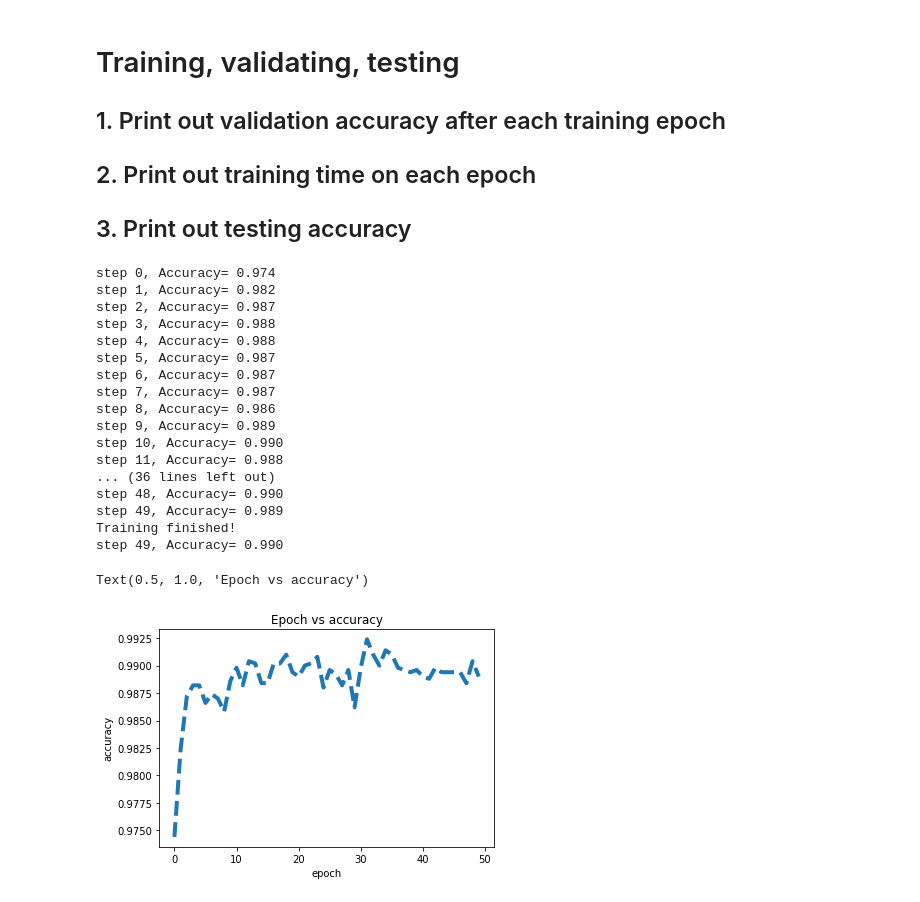
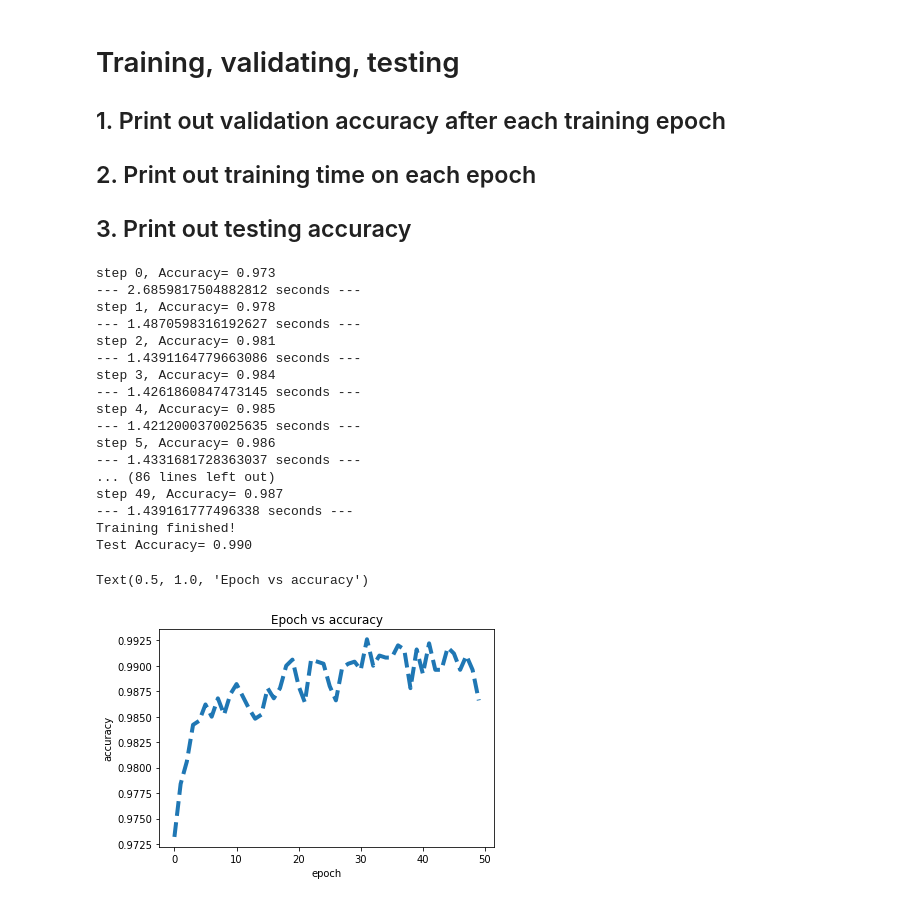
Before and after one commit to smithd57/Practical-NN, a Jupyter notebook: HW2/HW2_3a_template.ipynb, the cells around one changed output. Saved outputs shown, nothing was run; the diff lists cells and outputs as text; code cells hidden in the pictures.

```diff
--- a/HW2/HW2_3a_template.ipynb
+++ b/HW2/HW2_3a_template.ipynb
@@ -108,6 +122,7 @@ with tf.Session() as sess:
     sess.run(init)
 
     for i in range(num_steps):
+        start_time = time.time()
         #epoch training
         #acc_t = 0
         for j in range(num_train_batches):
@@ -133,48 +148,50 @@ with tf.Session() as sess:
 
         acc = acc/num_valid_batches
 
         acc_list.append(acc)
         steps.append(i)
         print("step "+str(i)+", Accuracy= {:.3f}".format(acc))
 
+        print("--- %s seconds ---" % (time.time() - start_time))
+
     print("Training finished!")
 
     acc = 0
     for k in range(num_test_batches):
         #fetch batch
         batch_x = x_test[k*batch_size:k*batch_size + batch_size]
         batch_y = y_test[k*batch_size:k*batch_size + batch_size]
         #run optimization
         acc += sess.run(accuracy, feed_dict={X:batch_x, Y:batch_y})
 
     acc = acc/num_test_batches
-    print("step "+str(i)+", Accuracy= {:.3f}".format(acc))
+    print("Test Accuracy= {:.3f}".format(acc))
 
     #print("Testing Accuracy:", sess.run(accuracy, feed_dict={X:mnist.test.images, Y:mnist.test.labels}))
 
 plt.figure()
 # plot epoch vs accuracy
 plt.plot(steps,acc_list,'--',lw=4)
 plt.ylabel('accuracy')
 plt.xlabel('epoch')
 plt.title('Epoch vs accuracy')
 # %% [output]
-step 0, Accuracy= 0.974
-step 1, Accuracy= 0.982
-step 2, Accuracy= 0.987
-step 3, Accuracy= 0.988
-step 4, Accuracy= 0.988
-step 5, Accuracy= 0.987
-step 6, Accuracy= 0.987
-step 7, Accuracy= 0.987
-step 8, Accuracy= 0.986
-step 9, Accuracy= 0.989
-step 10, Accuracy= 0.990
-step 11, Accuracy= 0.988
-... (36 lines left out)
-step 48, Accuracy= 0.990
-step 49, Accuracy= 0.989
+step 0, Accuracy= 0.973
+--- 2.6859817504882812 seconds ---
+step 1, Accuracy= 0.978
+--- 1.4870598316192627 seconds ---
+step 2, Accuracy= 0.981
+--- 1.4391164779663086 seconds ---
+step 3, Accuracy= 0.984
+--- 1.4261860847473145 seconds ---
+step 4, Accuracy= 0.985
+--- 1.4212000370025635 seconds ---
+step 5, Accuracy= 0.986
+--- 1.4331681728363037 seconds ---
+... (86 lines left out)
+step 49, Accuracy= 0.987
+--- 1.439161777496338 seconds ---
 Training finished!
-step 49, Accuracy= 0.990
+Test Accuracy= 0.990
 Text(0.5, 1.0, 'Epoch vs accuracy')
-[figure, old version]
+[figure, new version]
```
Also changed, not shown: parts of 2 cells of this notebook, 3 other files.
